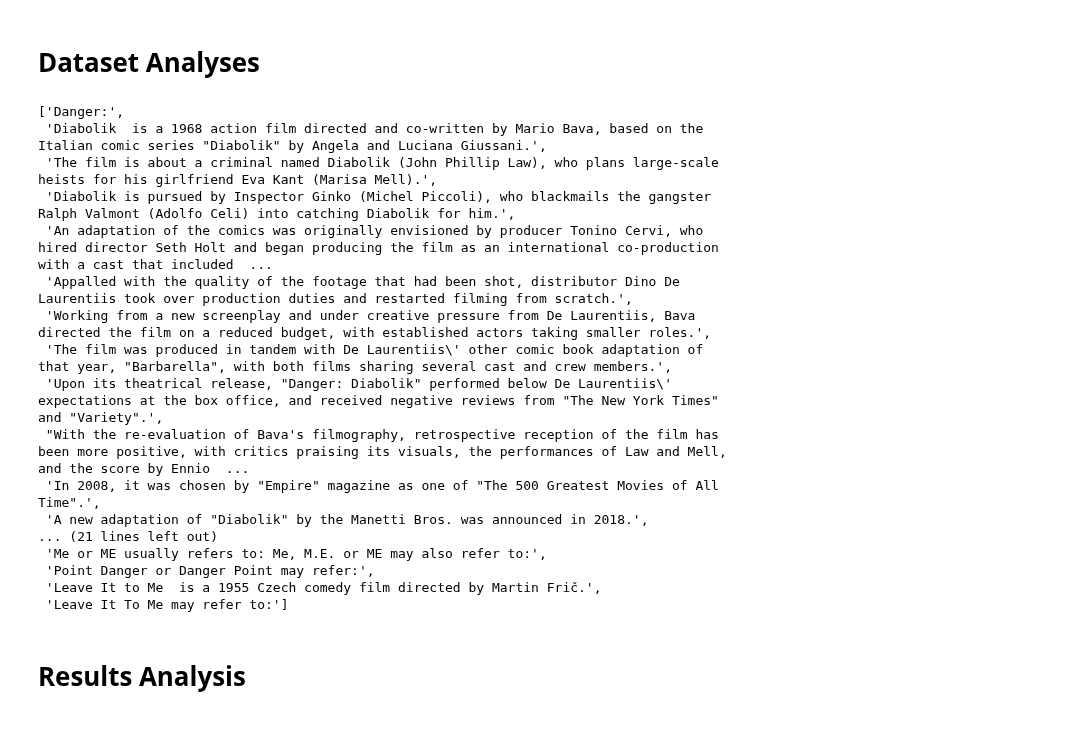
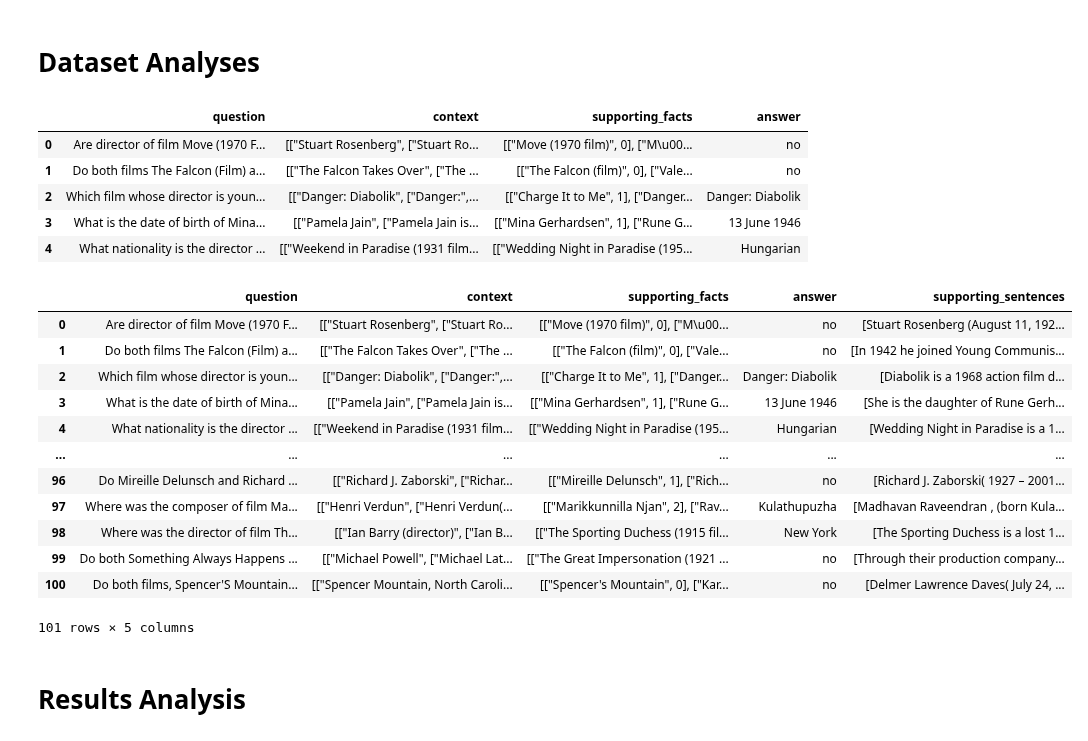
Before and after one commit to iNema9590/LLMX, a Jupyter notebook: Notebooks/2wiki.ipynb, the cells around one changed output. Drawn from its saved outputs; the diff is of its cells as text; code cells hidden in the pictures.

Commit message:
results 2wiki analysis

```diff
--- a/Notebooks/2wiki.ipynb
+++ b/Notebooks/2wiki.ipynb
@@ -6,27 +7,45 @@ import numpy as np
 # %% [markdown]
 # Dataset Analyses
 # %%
-df = pd.read_csv("../data/2wiki_1k.csv")
-df.head()
-eval(df.context[2])
+# df_init = pd.read_csv("../data/2wiki_1k.csv")
+df_init = pd.read_parquet('../data/train_2wiki.parquet')
+df_init.drop(columns = ['_id', 'type', 'evidences'], axis = 1, inplace=True)
+df_init= df_init.loc[:100].copy()
+df_init.head()
+# eval(df.context[2])
 # %% [output]
-['Danger:',
- 'Diabolik  is a 1968 action film directed and co-written by Mario Bava, based on the Italian comic series "Diabolik" by Angela and Luciana Giussani.',
- 'The film is about a criminal named Diabolik (John Phillip Law), who plans large-scale heists for his girlfriend Eva Kant (Marisa Mell).',
- 'Diabolik is pursued by Inspector Ginko (Michel Piccoli), who blackmails the gangster Ralph Valmont (Adolfo Celi) into catching Diabolik for him.',
- 'An adaptation of the comics was originally envisioned by producer Tonino Cervi, who hired director Seth Holt and began producing the film as an international co-production with a cast that included  ...
- 'Appalled with the quality of the footage that had been shot, distributor Dino De Laurentiis took over production duties and restarted filming from scratch.',
- 'Working from a new screenplay and under creative pressure from De Laurentiis, Bava directed the film on a reduced budget, with established actors taking smaller roles.',
- 'The film was produced in tandem with De Laurentiis\' other comic book adaptation of that year, "Barbarella", with both films sharing several cast and crew members.',
- 'Upon its theatrical release, "Danger: Diabolik" performed below De Laurentiis\' expectations at the box office, and received negative reviews from "The New York Times" and "Variety".',
- "With the re-evaluation of Bava's filmography, retrospective reception of the film has been more positive, with critics praising its visuals, the performances of Law and Mell, and the score by Ennio  ...
- 'In 2008, it was chosen by "Empire" magazine as one of "The 500 Greatest Movies of All Time".',
- 'A new adaptation of "Diabolik" by the Manetti Bros. was announced in 2018.',
-... (21 lines left out)
- 'Me or ME usually refers to: Me, M.E. or ME may also refer to:',
- 'Point Danger or Danger Point may refer:',
- 'Leave It to Me  is a 1955 Czech comedy film directed by Martin Frič.',
- 'Leave It To Me may refer to:']
+|  | question | context | supporting_facts | answer |
+| 0 | Are director of film Move (1970 F... | [["Stuart Rosenberg", ["Stuart Ro... | [["Move (1970 film)", 0], ["M\u00... | no |
+| 1 | Do both films The Falcon (Film) a... | [["The Falcon Takes Over", ["The ... | [["The Falcon (film)", 0], ["Vale... | no |
+| 2 | Which film whose director is youn... | [["Danger: Diabolik", ["Danger:",... | [["Charge It to Me", 1], ["Danger... | Danger: Diabolik |
+| 3 | What is the date of birth of Mina... | [["Pamela Jain", ["Pamela Jain is... | [["Mina Gerhardsen", 1], ["Rune G... | 13 June 1946 |
+| 4 | What nationality is the director ... | [["Weekend in Paradise (1931 film... | [["Wedding Night in Paradise (195... | Hungarian |
+# %%
+def get_supp_sentences(context, supporting_facts):
+    supp_sentences = []
+    support = dict(supporting_facts)
+    for doc in context:
+        if doc[0] in support.keys():
+            supp_sentences.append(doc[1][support[doc[0]]])
+    return supp_sentences
+
+df_init['supporting_sentences'] = df_init[['context', 'supporting_facts']].apply(lambda x: get_supp_sentences(eval(x['context']), eval(x['supporting_facts'])), axis = 1)
+# %%
+df_init
+# %% [output]
+|  | question | context | supporting_facts | answer | supporting_sentences |
+| 0 | Are director of film Move (1970 F... | [["Stuart Rosenberg", ["Stuart Ro... | [["Move (1970 film)", 0], ["M\u00... | no | [Stuart Rosenberg (August 11, 192... |
+| 1 | Do both films The Falcon (Film) a... | [["The Falcon Takes Over", ["The ... | [["The Falcon (film)", 0], ["Vale... | no | [In 1942 he joined Young Communis... |
+| 2 | Which film whose director is youn... | [["Danger: Diabolik", ["Danger:",... | [["Charge It to Me", 1], ["Danger... | Danger: Diabolik | [Diabolik is a 1968 action film d... |
+| 3 | What is the date of birth of Mina... | [["Pamela Jain", ["Pamela Jain is... | [["Mina Gerhardsen", 1], ["Rune G... | 13 June 1946 | [She is the daughter of Rune Gerh... |
+| 4 | What nationality is the director ... | [["Weekend in Paradise (1931 film... | [["Wedding Night in Paradise (195... | Hungarian | [Wedding Night in Paradise is a 1... |
+| ... | ... | ... | ... | ... | ... |
+| 96 | Do Mireille Delunsch and Richard ... | [["Richard J. Zaborski", ["Richar... | [["Mireille Delunsch", 1], ["Rich... | no | [Richard J. Zaborski( 1927 – 2001... |
+| 97 | Where was the composer of film Ma... | [["Henri Verdun", ["Henri Verdun(... | [["Marikkunnilla Njan", 2], ["Rav... | Kulathupuzha | [Madhavan Raveendran , (born Kula... |
+| 98 | Where was the director of film Th... | [["Ian Barry (director)", ["Ian B... | [["The Sporting Duchess (1915 fil... | New York | [The Sporting Duchess is a lost 1... |
+| 99 | Do both Something Always Happens ... | [["Michael Powell", ["Michael Lat... | [["The Great Impersonation (1921 ... | no | [Through their production company... |
+| 100 | Do both films, Spencer'S Mountain... | [["Spencer Mountain, North Caroli... | [["Spencer's Mountain", 0], ["Kar... | no | [Delmer Lawrence Daves( July 24, ... |
+101 rows × 5 columns
 # %% [markdown]
 # Results Analysis
 # %%
```
Also changed, not shown: parts of 18 cells of this notebook, 2 other files.
